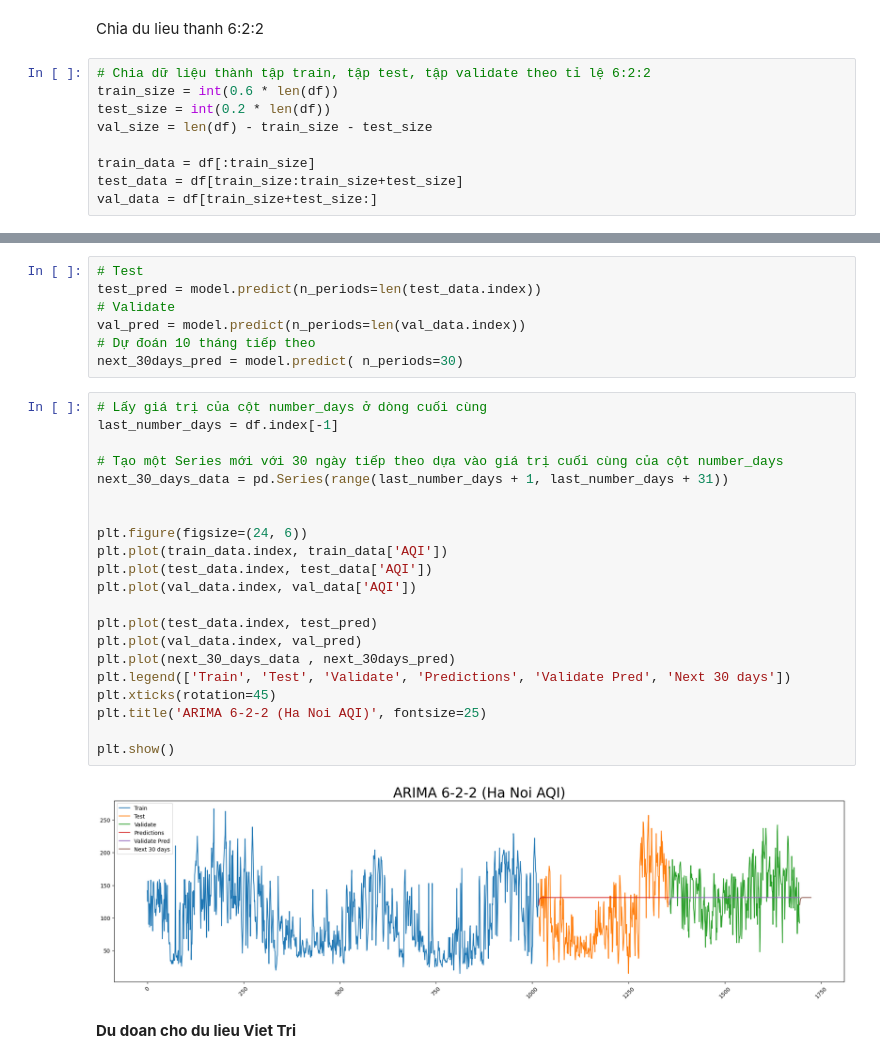
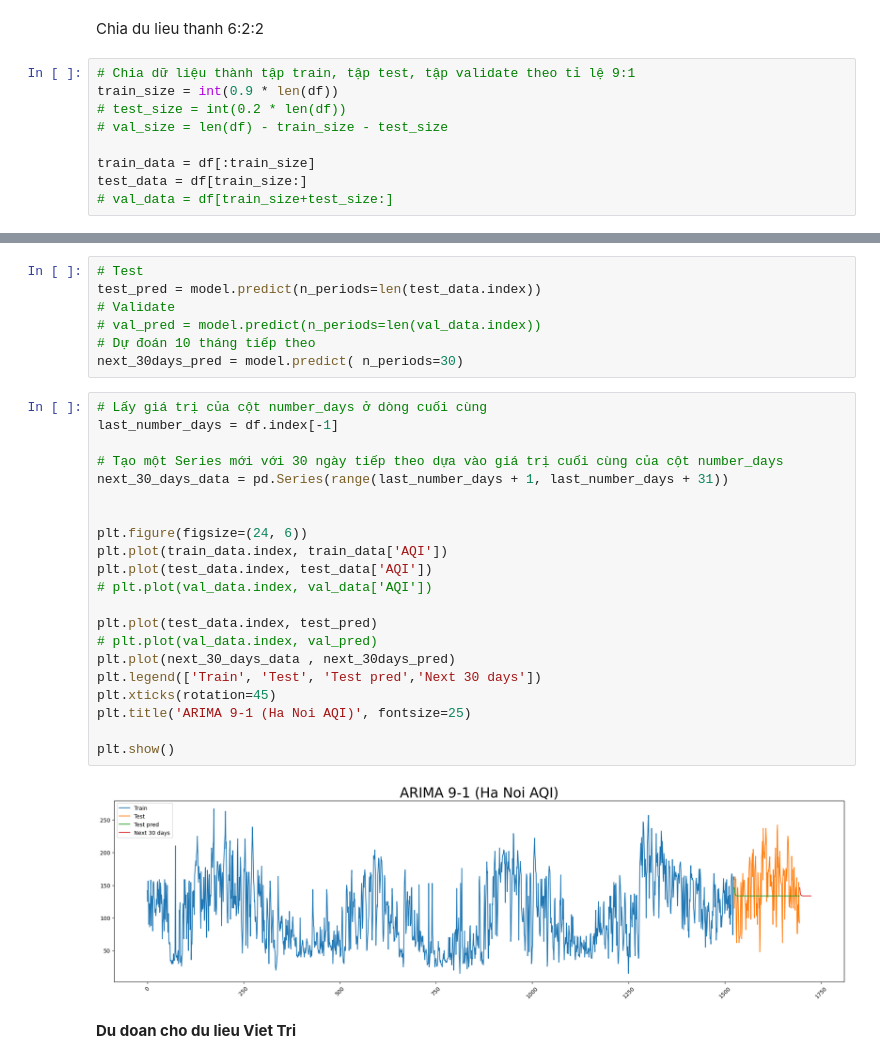
Before and after one commit to ngoctuanuit/IS403_O21_12, a Jupyter notebook: Model/Arima.ipynb, the cells around one changed output, grey strips where cells are left out. Saved outputs shown, nothing was run; the diff lists cells and outputs as text.

```diff
--- a/Model/Arima.ipynb
+++ b/Model/Arima.ipynb
@@ -426,14 +413,14 @@ plt.show()
 # %% [markdown]
 Chia du lieu thanh 6:2:2
 # %%
-# Chia dữ liệu thành tập train, tập test, tập validate theo tỉ lệ 6:2:2
-train_size = int(0.6 * len(df))
-test_size = int(0.2 * len(df))
-val_size = len(df) - train_size - test_size
+# Chia dữ liệu thành tập train, tập test, tập validate theo tỉ lệ 9:1
+train_size = int(0.9 * len(df))
+# test_size = int(0.2 * len(df))
+# val_size = len(df) - train_size - test_size
 
 train_data = df[:train_size]
-test_data = df[train_size:train_size+test_size]
-val_data = df[train_size+test_size:]
+test_data = df[train_size:]
+# val_data = df[train_size+test_size:]
 # %%
 model = auto_arima(train_data['AQI'],
                    trace=True,
@@ -465,32 +452,32 @@ ARIMA(order=(1, 1, 2), scoring_args={}, suppress_warnings=True,
 # Test
 test_pred = model.predict(n_periods=len(test_data.index))
 # Validate
-val_pred = model.predict(n_periods=len(val_data.index))
+# val_pred = model.predict(n_periods=len(val_data.index))
 # Dự đoán 10 tháng tiếp theo
 next_30days_pred = model.predict( n_periods=30)
 # %%
 # Lấy giá trị của cột number_days ở dòng cuối cùng
 last_number_days = df.index[-1]
 
 # Tạo một Series mới với 30 ngày tiếp theo dựa vào giá trị cuối cùng của cột number_days
 next_30_days_data = pd.Series(range(last_number_days + 1, last_number_days + 31))
 
 
 plt.figure(figsize=(24, 6))
 plt.plot(train_data.index, train_data['AQI'])
 plt.plot(test_data.index, test_data['AQI'])
-plt.plot(val_data.index, val_data['AQI'])
+# plt.plot(val_data.index, val_data['AQI'])
 
 plt.plot(test_data.index, test_pred)
-plt.plot(val_data.index, val_pred)
+# plt.plot(val_data.index, val_pred)
 plt.plot(next_30_days_data , next_30days_pred)
-plt.legend(['Train', 'Test', 'Validate', 'Predictions', 'Validate Pred', 'Next 30 days'])
+plt.legend(['Train', 'Test', 'Test pred','Next 30 days'])
 plt.xticks(rotation=45)
-plt.title('ARIMA 6-2-2 (Ha Noi AQI)', fontsize=25)
+plt.title('ARIMA 9-1 (Ha Noi AQI)', fontsize=25)
 
 plt.show()
 # %% [output]
-[figure, old version]
+[figure, new version]
 # %% [markdown]
 **Du doan cho du lieu Viet Tri**
 # %%
```
Also changed, not shown: parts of 33 cells of this notebook.
